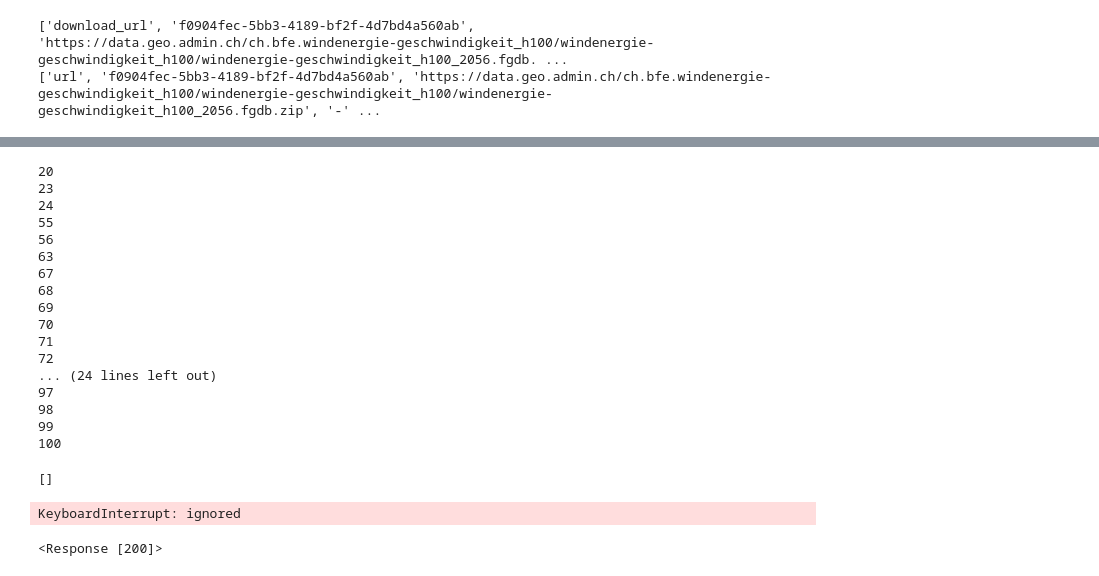
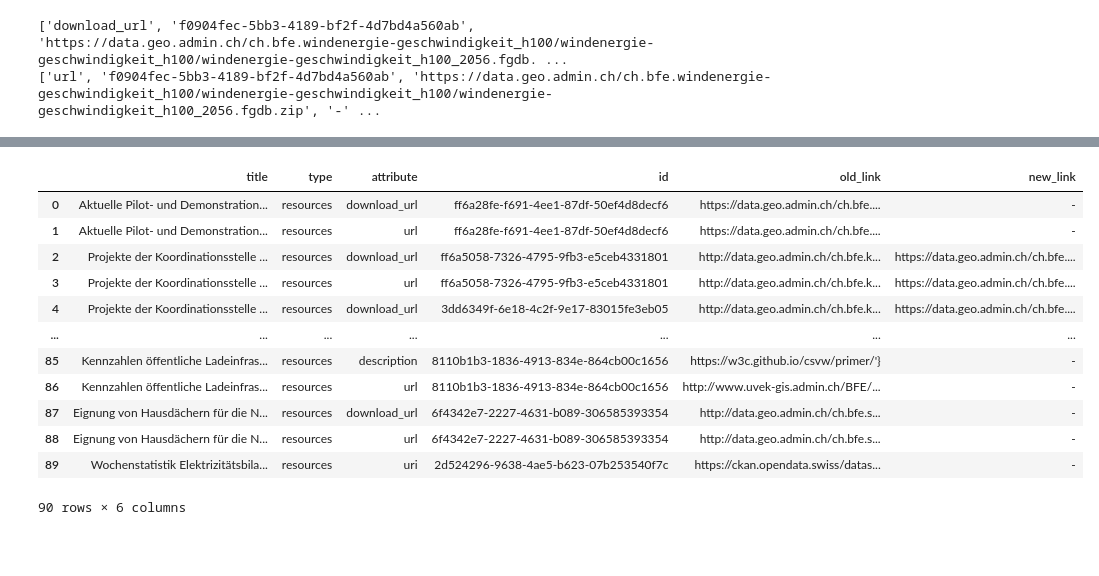
Before and after one commit to aresssera/opendataSwiss, a Jupyter notebook: opendata_swiss.ipynb, the cells around one changed output, grey strips where cells are left out. Drawn from its saved outputs; the diff is of its cells as text; code cells hidden in the pictures; blank space fills up the shorter version.

```diff
--- a/opendata_swiss.ipynb
+++ b/opendata_swiss.ipynb
@@ -392,7 +387,7 @@ for r in res:
 # %%
 completeList = []
 
-for index, row in df.iloc[90:95].iterrows():
+for index, row in df.iterrows():
 
   print(index)
   dataset_name = row['title']['de']
@@ -446,38 +441,18 @@ completeList
-# %%
-
-for index, row in df.iterrows():
-  string = str(row['resources'])
-
-  if 'http:' in string:
-    print(index)
-    print
-# %% [output]
-20
-23
-24
-55
-56
-63
-67
-68
-69
-70
-71
-72
-... (24 lines left out)
-97
-98
-99
-100
-# %%
-completeList
-# %% [output]
-[]
-# %%
-check_url('https://data.geo.admin.ch/ch.bfe.solarenergie-eignung-daecher/solarenergie-eignung-daecher/solarenergie-eignung-daecher_2056_monthlydata.gpkg.zip')
-# %% [output]
-KeyboardInterrupt: ignored
-# %%
-requests.get('https://www.bfe.admin.ch/waerme-und-kaelteangebot')
-# %% [output]
-<Response [200]>
+# %%
+f = pd.DataFrame(completeList)
+f.columns=['title', 'type', 'attribute', 'id', 'old_link', 'new_link']
+f
+# %% [output]
+|  | title | type | attribute | id | old_link | new_link |
+| 0 | Aktuelle Pilot- und Demonstration... | resources | download_url | ff6a28fe-f691-4ee1-87df-50ef4d8decf6 | https://data.geo.admin.ch/ch.bfe.... | - |
+| 1 | Aktuelle Pilot- und Demonstration... | resources | url | ff6a28fe-f691-4ee1-87df-50ef4d8decf6 | https://data.geo.admin.ch/ch.bfe.... | - |
+| 2 | Projekte der Koordinationsstelle ... | resources | download_url | ff6a5058-7326-4795-9fb3-e5ceb4331801 | http://data.geo.admin.ch/ch.bfe.k... | https://data.geo.admin.ch/ch.bfe.... |
+| 3 | Projekte der Koordinationsstelle ... | resources | url | ff6a5058-7326-4795-9fb3-e5ceb4331801 | http://data.geo.admin.ch/ch.bfe.k... | https://data.geo.admin.ch/ch.bfe.... |
+| 4 | Projekte der Koordinationsstelle ... | resources | download_url | 3dd6349f-6e18-4c2f-9e17-83015fe3eb05 | http://data.geo.admin.ch/ch.bfe.k... | https://data.geo.admin.ch/ch.bfe.... |
+| ... | ... | ... | ... | ... | ... | ... |
+| 85 | Kennzahlen öffentliche Ladeinfras... | resources | description | 8110b1b3-1836-4913-834e-864cb00c1656 | https://w3c.github.io/csvw/primer/'} | - |
+| 86 | Kennzahlen öffentliche Ladeinfras... | resources | url | 8110b1b3-1836-4913-834e-864cb00c1656 | http://www.uvek-gis.admin.ch/BFE/... | - |
+| 87 | Eignung von Hausdächern für die N... | resources | download_url | 6f4342e7-2227-4631-b089-306585393354 | http://data.geo.admin.ch/ch.bfe.s... | - |
+| 88 | Eignung von Hausdächern für die N... | resources | url | 6f4342e7-2227-4631-b089-306585393354 | http://data.geo.admin.ch/ch.bfe.s... | - |
+| 89 | Wochenstatistik Elektrizitätsbila... | resources | uri | 2d524296-9638-4ae5-b623-07b253540f7c | https://ckan.opendata.swiss/datas... | - |
+90 rows × 6 columns
```
Also changed, not shown: parts of 12 cells of this notebook.
